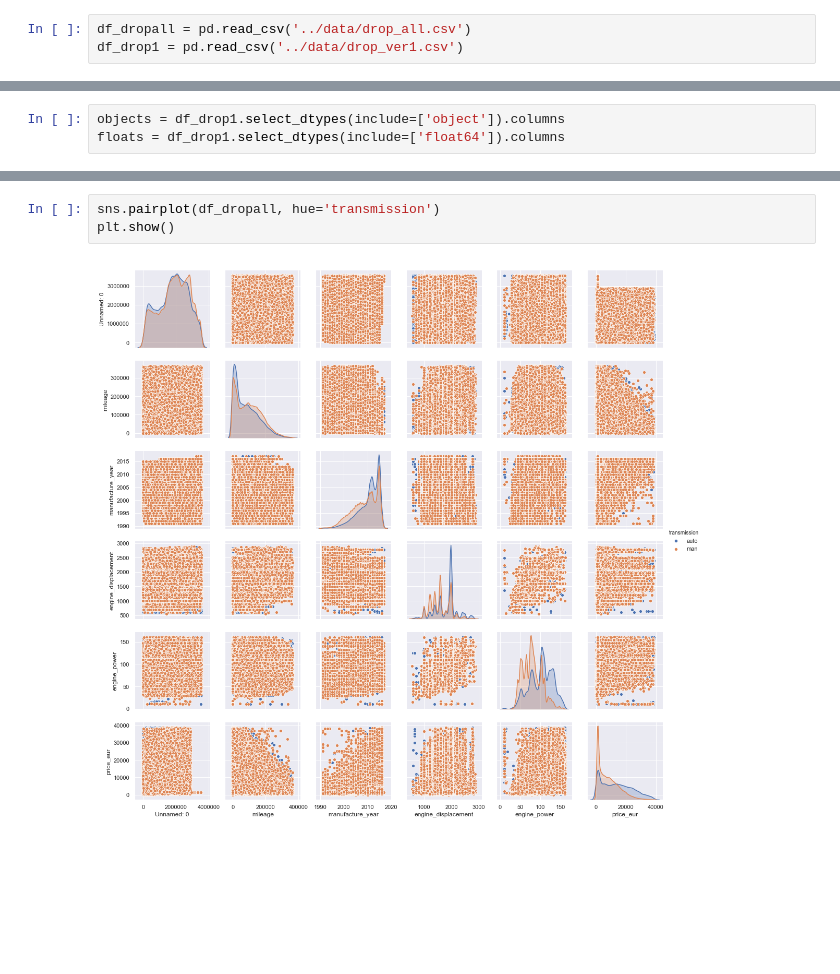
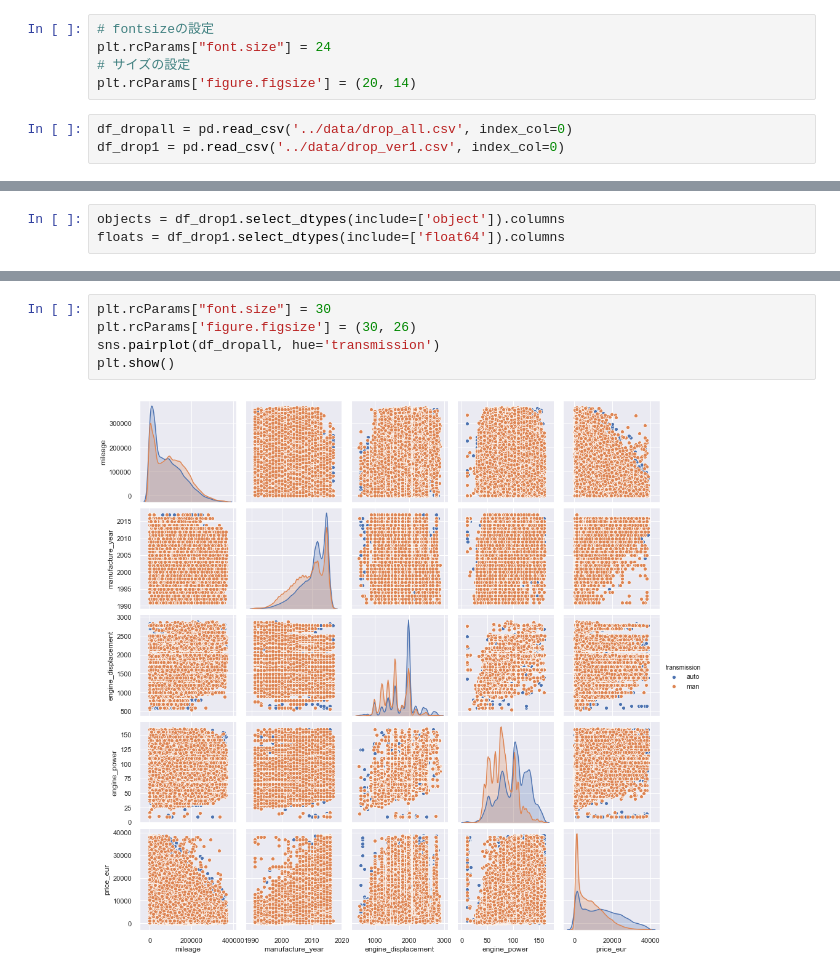
Before and after one commit to okudashi/usedcar, a Jupyter notebook: src/EDA3.ipynb, the cells around one changed output, grey strips where cells are left out. Cells and saved outputs as stored; diff of their text form; blank space fills up the shorter version.

```diff
--- a/src/EDA3.ipynb
+++ b/src/EDA3.ipynb
@@ -9,9 +9,14 @@ import seaborn as sns
 import pandas_profiling as pdp
 from tqdm import tqdm_notebook as tqdm
 sns.set(style="darkgrid")
+# %%
+# fontsizeの設定
+plt.rcParams["font.size"] = 24
+# サイズの設定
+plt.rcParams['figure.figsize'] = (20, 14)
 # %%
-df_dropall = pd.read_csv('../data/drop_all.csv')
-df_drop1 = pd.read_csv('../data/drop_ver1.csv')
+df_dropall = pd.read_csv('../data/drop_all.csv', index_col=0)
+df_drop1 = pd.read_csv('../data/drop_ver1.csv', index_col=0)
 # %% [markdown]
 ## データ型変換
 # %%
@@ -64,8 +76,10 @@ for feature in floats:
 # %%
+plt.rcParams["font.size"] = 30
+plt.rcParams['figure.figsize'] = (30, 26)
 sns.pairplot(df_dropall, hue='transmission')
 plt.show()
 # %% [output]
-[figure, old version]
+[figure, new version]
 # %%
 sns.boxplot(x='maker', y='price_eur', data=df_drop1, hue='transmission')
 plt.show()
```
Also changed, not shown: parts of 5 cells of this notebook, 7 other files.
